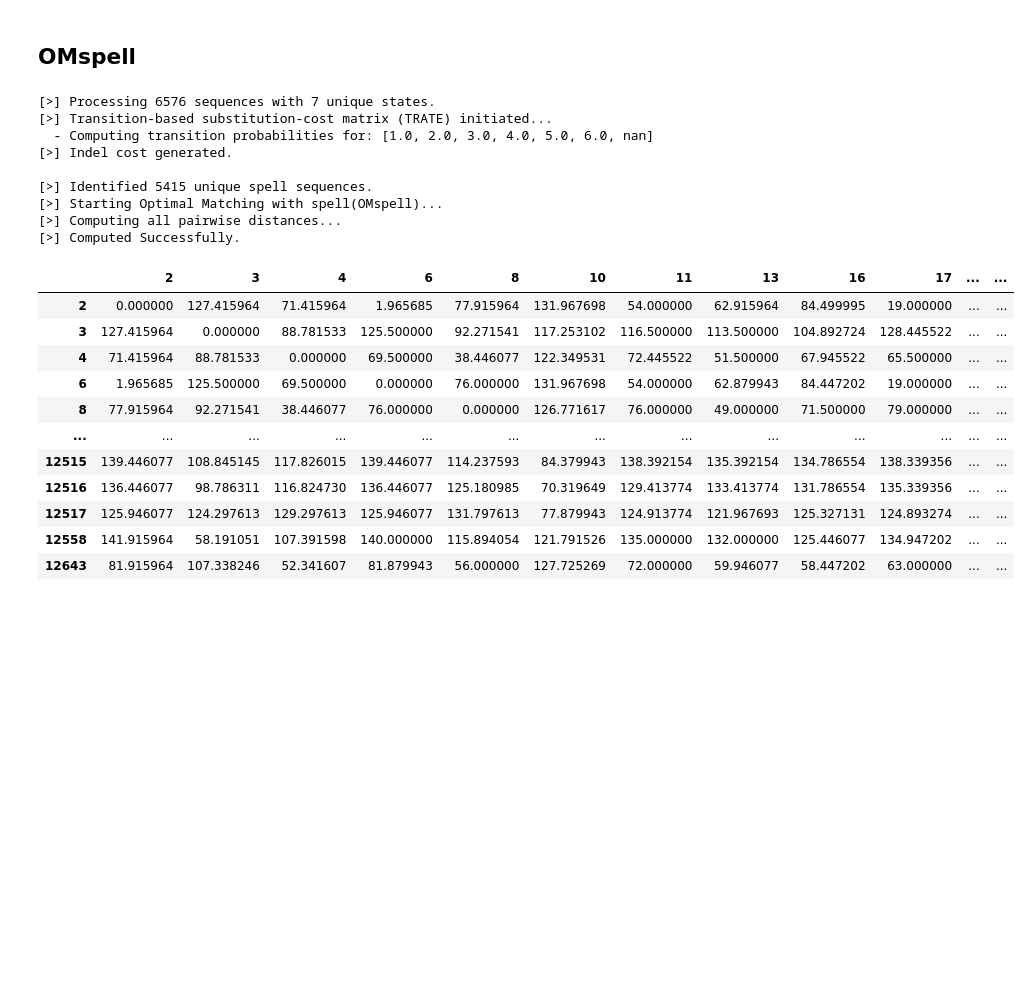
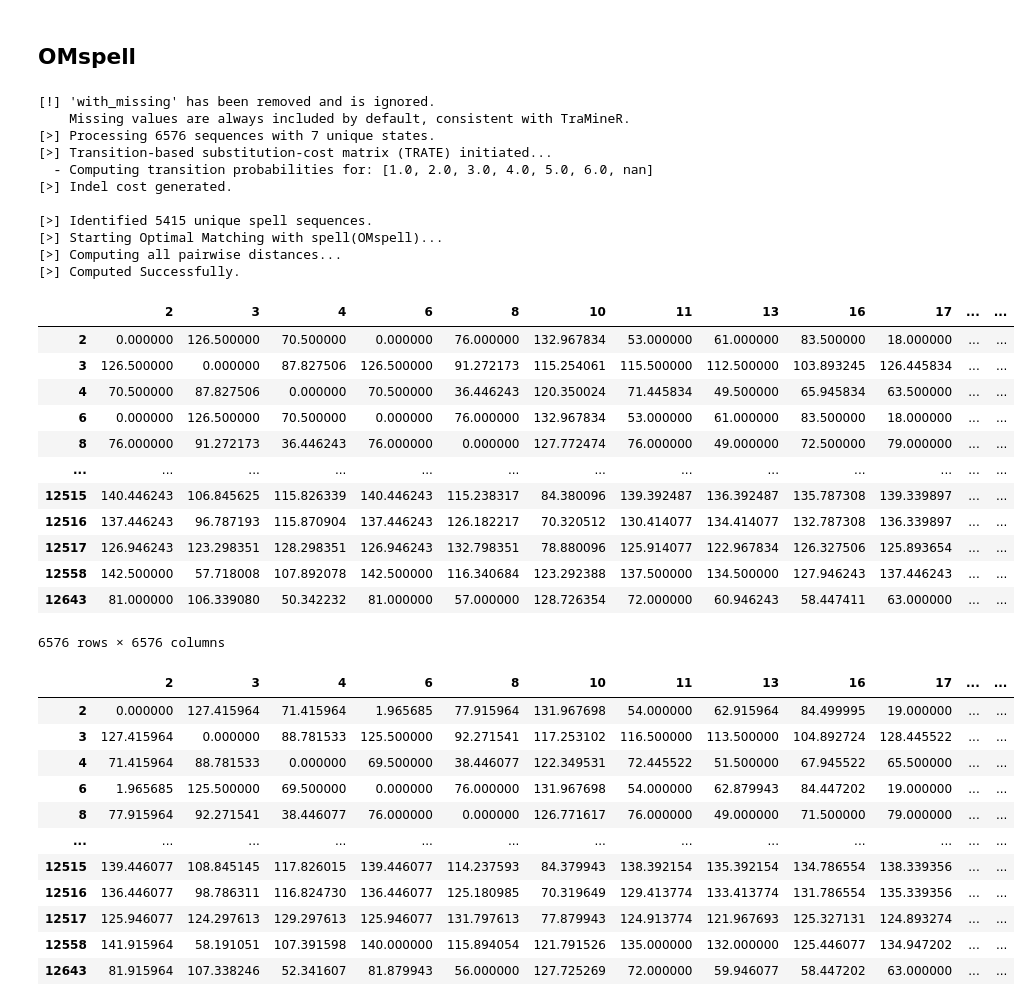
Before and after one commit to sdaza/Sequenzo, a Jupyter notebook: original_datasets_and_cleaning/xinyi_test/NLSY.ipynb, the cells around one changed output. Drawn from its saved outputs; the diff is of its cells as text; code cells hidden in the pictures; blank space fills up the shorter version.

```diff
--- a/original_datasets_and_cleaning/xinyi_test/NLSY.ipynb
+++ b/original_datasets_and_cleaning/xinyi_test/NLSY.ipynb
@@ -81,18 +81,34 @@ plot_transition_matrix(sequence_data)
 # %%
 Omspell = get_distance_matrix(seqdata=sequence_data,
                                     method = 'OMspell',
                                     expcost = 0.5, indel =2,
                                     sm= "TRATE", with_missing=True)
+Omspell
 # %% [output]
+[!] 'with_missing' has been removed and is ignored.
+    Missing values are always included by default, consistent with TraMineR.
 [>] Processing 6576 sequences with 7 unique states.
 [>] Transition-based substitution-cost matrix (TRATE) initiated...
   - Computing transition probabilities for: [1.0, 2.0, 3.0, 4.0, 5.0, 6.0, nan]
 [>] Indel cost generated.
 
 [>] Identified 5415 unique spell sequences.
 [>] Starting Optimal Matching with spell(OMspell)...
 [>] Computing all pairwise distances...
 [>] Computed Successfully.
+|  | 2 | 3 | 4 | 6 | 8 | 10 | 11 | 13 | 16 | 17 | ... | ... |
+| 2 | 0.000000 | 126.500000 | 70.500000 | 0.000000 | 76.000000 | 132.967834 | 53.000000 | 61.000000 | 83.500000 | 18.000000 | ... | ... |
+| 3 | 126.500000 | 0.000000 | 87.827506 | 126.500000 | 91.272173 | 115.254061 | 115.500000 | 112.500000 | 103.893245 | 126.445834 | ... | ... |
+| 4 | 70.500000 | 87.827506 | 0.000000 | 70.500000 | 36.446243 | 120.350024 | 71.445834 | 49.500000 | 65.945834 | 63.500000 | ... | ... |
+| 6 | 0.000000 | 126.500000 | 70.500000 | 0.000000 | 76.000000 | 132.967834 | 53.000000 | 61.000000 | 83.500000 | 18.000000 | ... | ... |
+| 8 | 76.000000 | 91.272173 | 36.446243 | 76.000000 | 0.000000 | 127.772474 | 76.000000 | 49.000000 | 72.500000 | 79.000000 | ... | ... |
+| ... | ... | ... | ... | ... | ... | ... | ... | ... | ... | ... | ... | ... |
+| 12515 | 140.446243 | 106.845625 | 115.826339 | 140.446243 | 115.238317 | 84.380096 | 139.392487 | 136.392487 | 135.787308 | 139.339897 | ... | ... |
+| 12516 | 137.446243 | 96.787193 | 115.870904 | 137.446243 | 126.182217 | 70.320512 | 130.414077 | 134.414077 | 132.787308 | 136.339897 | ... | ... |
+| 12517 | 126.946243 | 123.298351 | 128.298351 | 126.946243 | 132.798351 | 78.880096 | 125.914077 | 122.967834 | 126.327506 | 125.893654 | ... | ... |
+| 12558 | 142.500000 | 57.718008 | 107.892078 | 142.500000 | 116.340684 | 123.292388 | 137.500000 | 134.500000 | 127.946243 | 137.446243 | ... | ... |
+| 12643 | 81.000000 | 106.339080 | 50.342232 | 81.000000 | 57.000000 | 128.726354 | 72.000000 | 60.946243 | 58.447411 | 63.000000 | ... | ... |
+6576 rows × 6576 columns
 # %%
 Omspell
 # %% [output]
```
Also changed, not shown: parts of 3 cells of this notebook, 30 other files.
